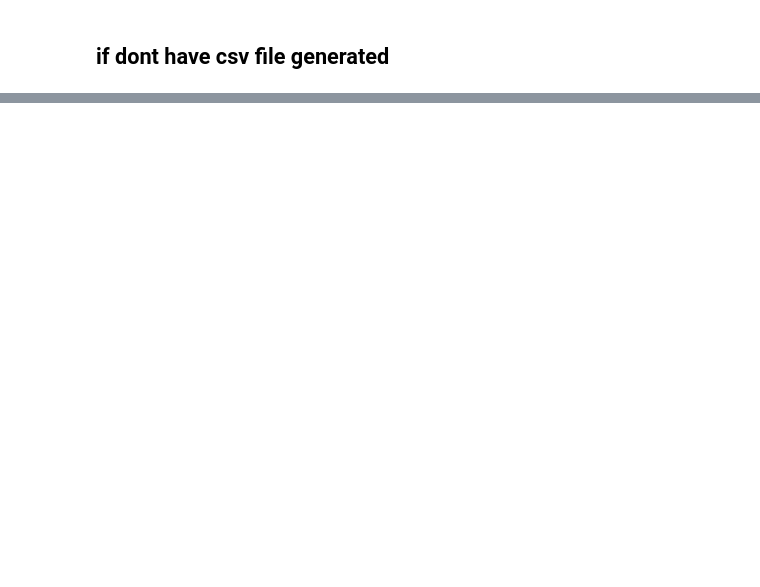
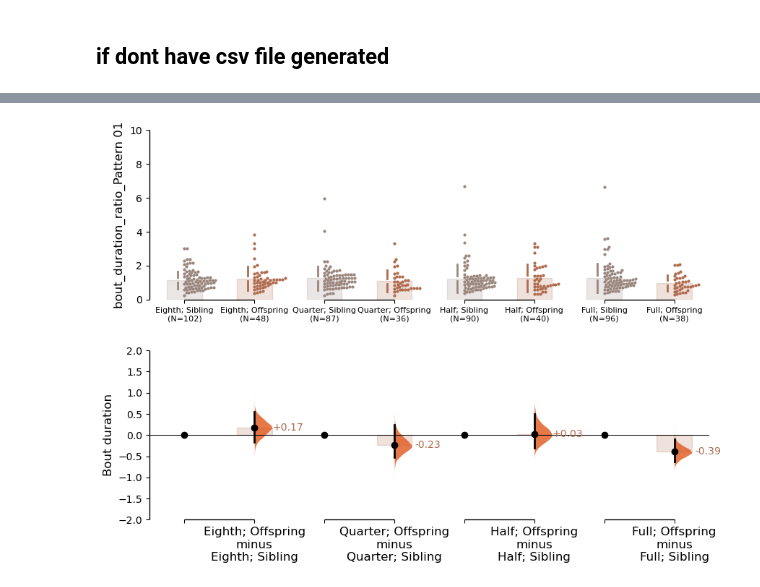
Before and after one commit to lnicole08/OSAR-Nicole-version, a Jupyter notebook: Four light intensities.ipynb, the cells around one changed output, grey strips where cells are left out. Saved outputs shown, nothing was run; the diff lists cells and outputs as text; code cells hidden in the pictures; blank space fills up the shorter version.

```diff
--- a/Four light intensities.ipynb
+++ b/Four light intensities.ipynb
@@ -141,0 +144,11 @@ osarFig_PI_Meandiff.savefig(filename + '.png', bbox_inches="tight", dpi=300)
+# %%
+boutduration= osarAnalysis.contrasts.bout_duration_ratio.light_vs_dark_duration(epoch='first', baseline_corrected=False)
+boutduration.hedges_g.plot(custom_palette= my_color_palette_sr, fig_size=(10,7), fontsize_rawylabel=12, fontsize_rawxlabel=8,
+        fontsize_contrastxlabel=12, fontsize_contrastylabel=12, contrast_marker_size=6,  raw_ylim=(0,10),
+                               contrast_ylim=(-2,2),
+                               #fig_size=(10,7),
+                               contrast_label="Bout duration",
+                               raw_marker_size= 1
+                          );
+# %% [output]
+[figure, added]
```
Also changed, not shown: parts of 8 cells of this notebook, 3 other files.
